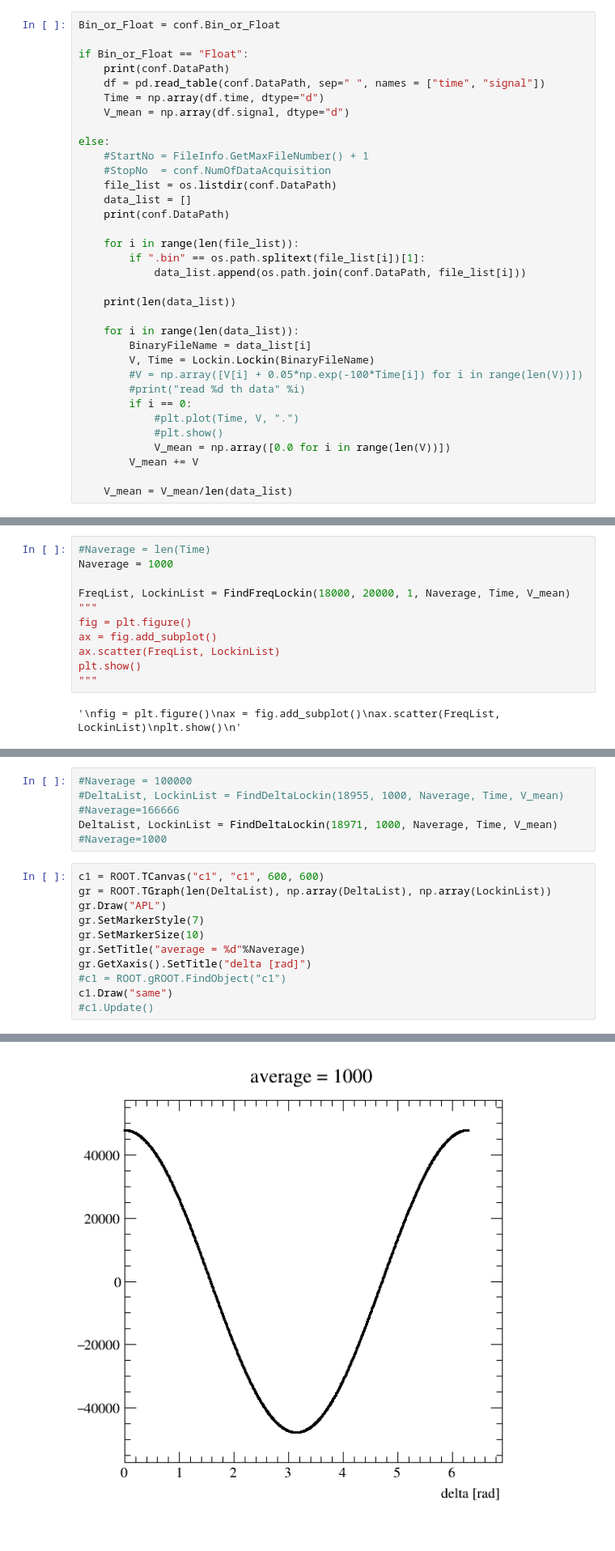
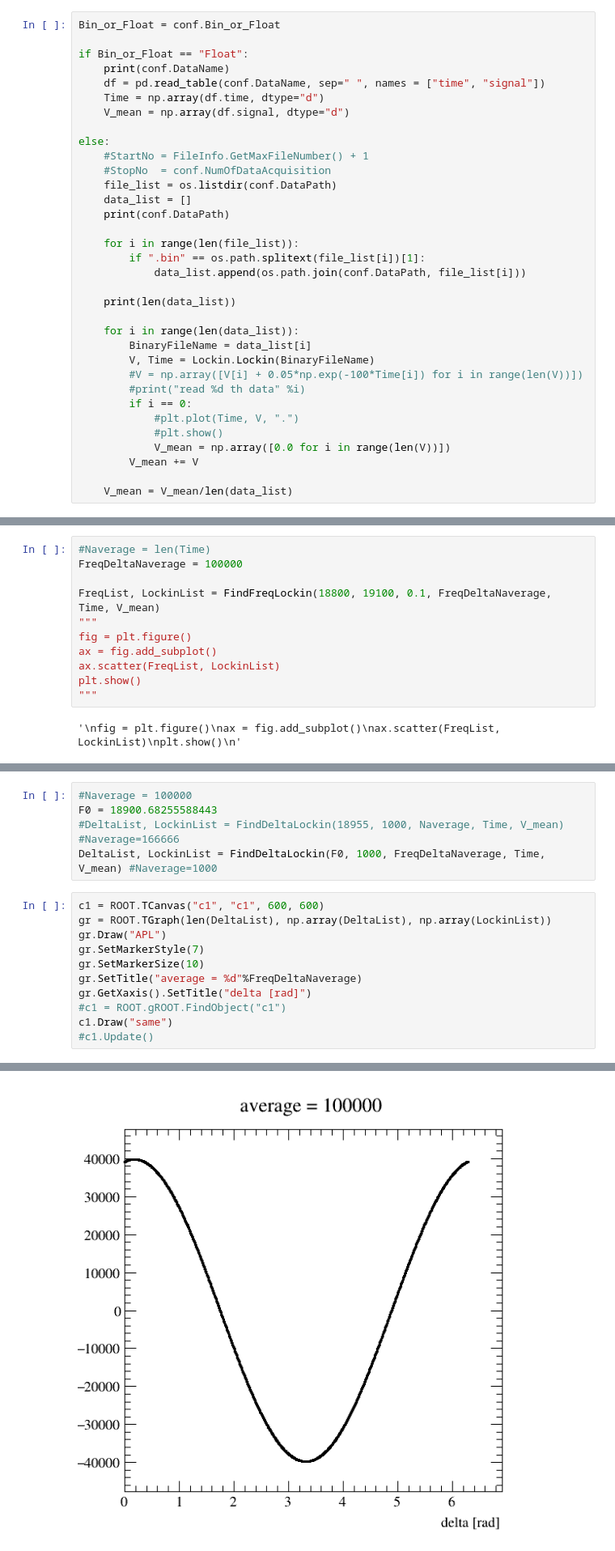
Before and after one commit to GakutaroNishimura/FIDNMR, a Jupyter notebook: FindFreqLockin.ipynb, the cells around one changed output, grey strips where cells are left out. Shown at 81% size. Drawn from its saved outputs; the diff is of its cells as text.

```diff
--- a/FindFreqLockin.ipynb
+++ b/FindFreqLockin.ipynb
@@ -16,8 +17,8 @@ Welcome to JupyROOT 6.26/06
 Bin_or_Float = conf.Bin_or_Float
 
 if Bin_or_Float == "Float":
-    print(conf.DataPath)
-    df = pd.read_table(conf.DataPath, sep=" ", names = ["time", "signal"])
+    print(conf.DataName)
+    df = pd.read_table(conf.DataName, sep=" ", names = ["time", "signal"])
     Time = np.array(df.time, dtype="d")
     V_mean = np.array(df.signal, dtype="d")
 
@@ -162,9 +163,9 @@ ax.scatter(FreqList, deltaList, LockinList)
 plt.show()
 # %%
 #Naverage = len(Time)
-Naverage = 1000
+FreqDeltaNaverage = 100000
 
-FreqList, LockinList = FindFreqLockin(18000, 20000, 1, Naverage, Time, V_mean)
+FreqList, LockinList = FindFreqLockin(18800, 19100, 0.1, FreqDeltaNaverage, Time, V_mean)
 """
 fig = plt.figure()
 ax = fig.add_subplot()
@@ -205,21 +209,22 @@ print(df_s[:10])
 # %%
 #Naverage = 100000
+F0 = 18900.68255588443
 #DeltaList, LockinList = FindDeltaLockin(18955, 1000, Naverage, Time, V_mean) #Naverage=166666
-DeltaList, LockinList = FindDeltaLockin(18971, 1000, Naverage, Time, V_mean) #Naverage=1000
+DeltaList, LockinList = FindDeltaLockin(F0, 1000, FreqDeltaNaverage, Time, V_mean) #Naverage=1000
 # %%
 c1 = ROOT.TCanvas("c1", "c1", 600, 600)
 gr = ROOT.TGraph(len(DeltaList), np.array(DeltaList), np.array(LockinList))
 gr.Draw("APL")
 gr.SetMarkerStyle(7)
 gr.SetMarkerSize(10)
-gr.SetTitle("average = %d"%Naverage)
+gr.SetTitle("average = %d"%FreqDeltaNaverage)
 gr.GetXaxis().SetTitle("delta [rad]")
 #c1 = ROOT.gROOT.FindObject("c1")
 c1.Draw("same")
 #c1.Update()
 # %% [output]
 Warning in <TCanvas::Constructor>: Deleting canvas with same name: c1
-[figure, old version]
+[figure, new version]
 # %%
 df = pd.DataFrame({"delta": DeltaList, "Lockin": LockinList})
 df_s = df.sort_values(by = "Lockin", ascending=False)
```
Also changed, not shown: parts of 9 cells of this notebook, 4 other files.
